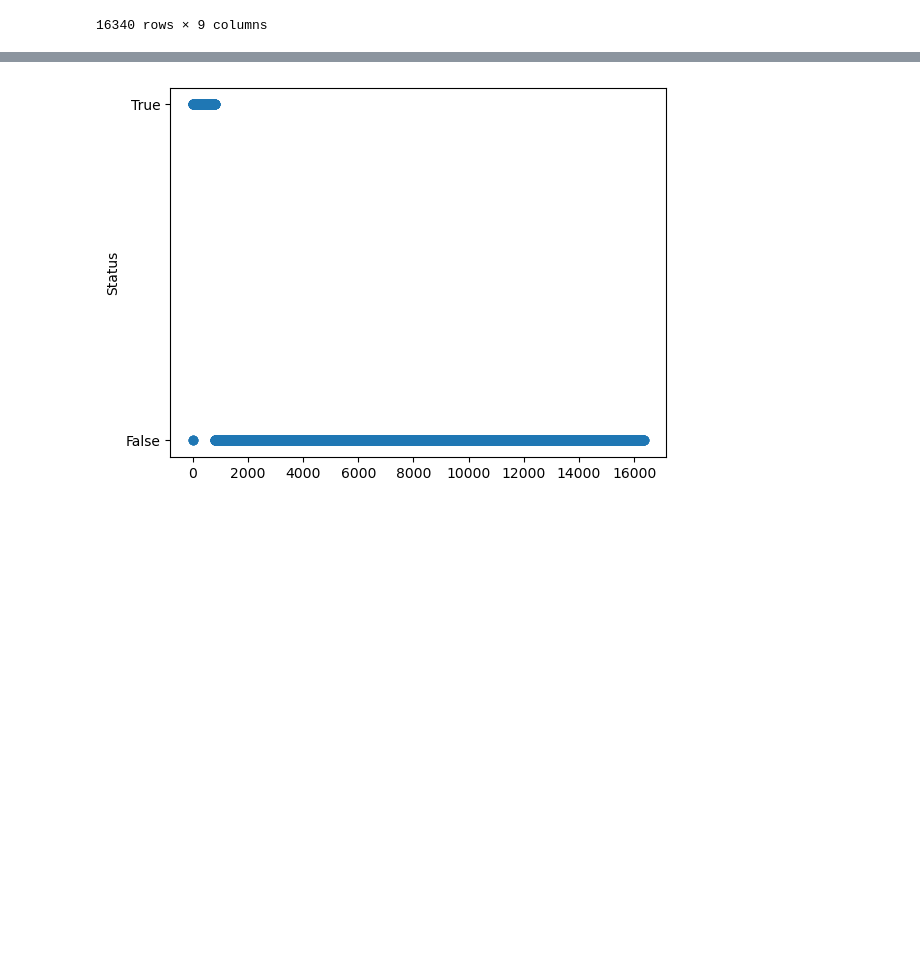
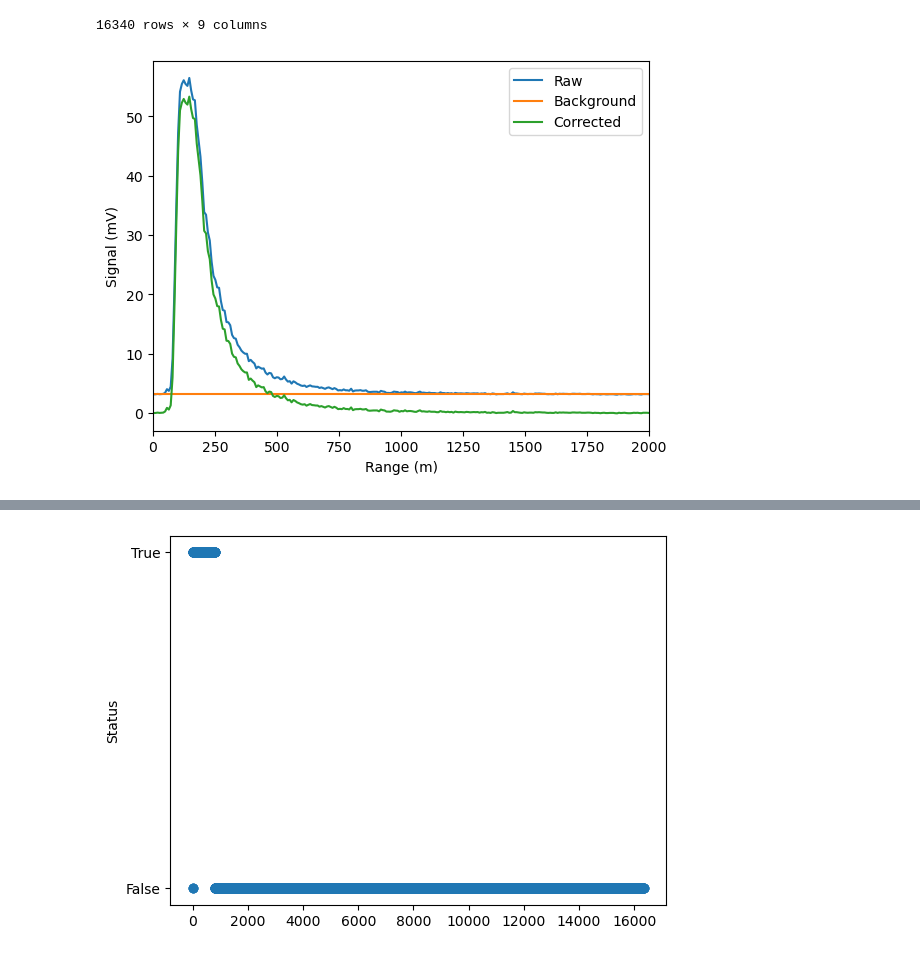
Before and after one commit to marositesUSC/dissertation, a Jupyter notebook: notebooks/lidar_signal_processing/03_process_signals.ipynb, the cells around one changed output, grey strips where cells are left out. Drawn from its saved outputs; the diff is of its cells as text; code cells hidden in the pictures; blank space fills up the shorter version.

```diff
--- a/notebooks/lidar_signal_processing/03_process_signals.ipynb
+++ b/notebooks/lidar_signal_processing/03_process_signals.ipynb
@@ -107,3 +107,19 @@ df
 | 16338 | 16338 | 122538.75 | 3.1250 | 0.0 | 3.1494 | -0.0244 | ... |
 | 16339 | 16339 | 122546.25 | 3.1250 | 0.0 | 3.1494 | -0.0244 | ... |
 16340 rows × 9 columns
+# %%
+plt.plot(df['range_m'],df['analog'], label='Raw')
+plt.plot(df['range_m'],df['analog_background'], label='Background')
+plt.plot(df['range_m'],df['analog_background_corrected'], label='Corrected')
+
+# plt.plot(df['range_m'],df['analog_range_corrected'], label='Range Corrected') # put on secondary x axis
+
+
+plt.xlim(0,2000)
+plt.legend()
+plt.xlabel("Range (m)")
+plt.ylabel("Signal (mV)")
+
+plt.show()
+# %% [output]
+[figure, added]
```
Also changed, not shown: parts of 4 cells of this notebook, 9 other files.
